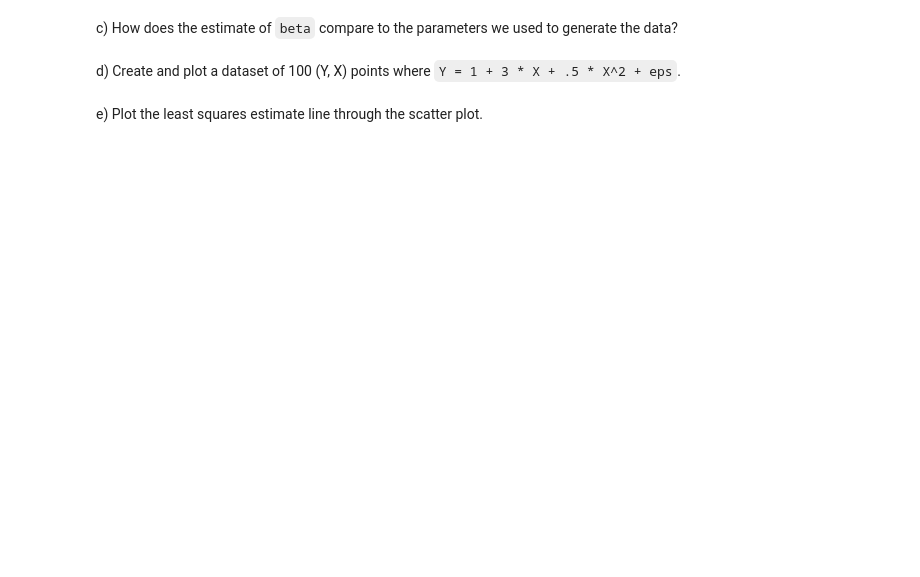
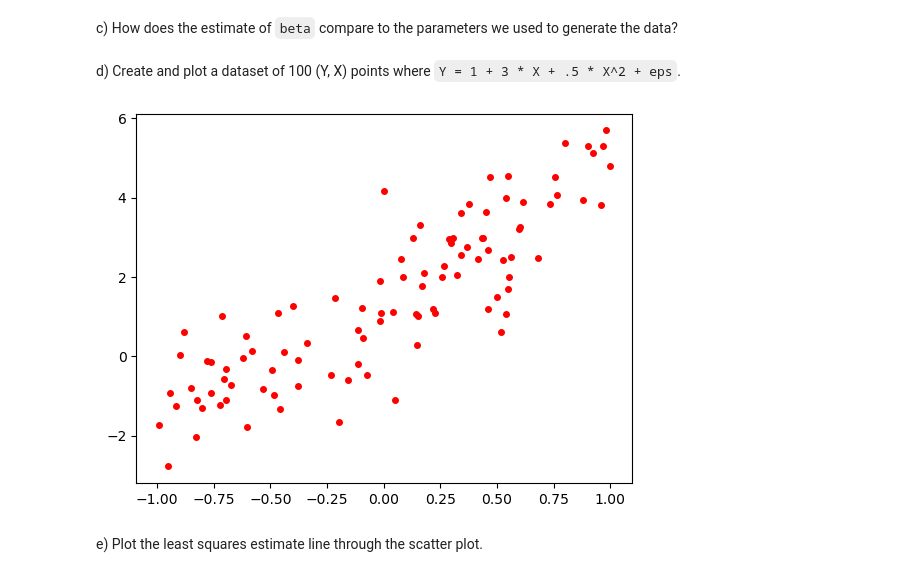
Before and after one commit to gallettilance/CS506-Fall2024, a Jupyter notebook: lecture_14/worksheet_14.ipynb, the cells around one changed output. Saved outputs shown, nothing was run; the diff lists cells and outputs as text; code cells hidden in the pictures; blank space fills up the shorter version.

```diff
--- a/lecture_14/worksheet_14.ipynb
+++ b/lecture_14/worksheet_14.ipynb
@@ -73,5 +73,17 @@ plt.show()
 c) How does the estimate of `beta` compare to the parameters we used to generate the data?
 # %% [markdown]
 d) Create and plot a dataset of 100 (Y, X) points where `Y = 1 + 3 * X + .5 * X^2 + eps`.
+# %%
+import numpy as np
+import matplotlib.pyplot as plt
+
+SAMPLE_SIZE = 100
+
+x = -1.0 + 2.0 * np.random.random(SAMPLE_SIZE)
+y = 1 + 3 * x + 0.5 * x**2 + np.random.randn(SAMPLE_SIZE)
+plt.plot(x, y, 'ro', markersize=4)
+plt.show()
+# %% [output]
+[figure, added]
 # %% [markdown]
 e) Plot the least squares estimate line through the scatter plot.
```
Also changed, not shown: parts of 4 cells of this notebook, 1 other file.
